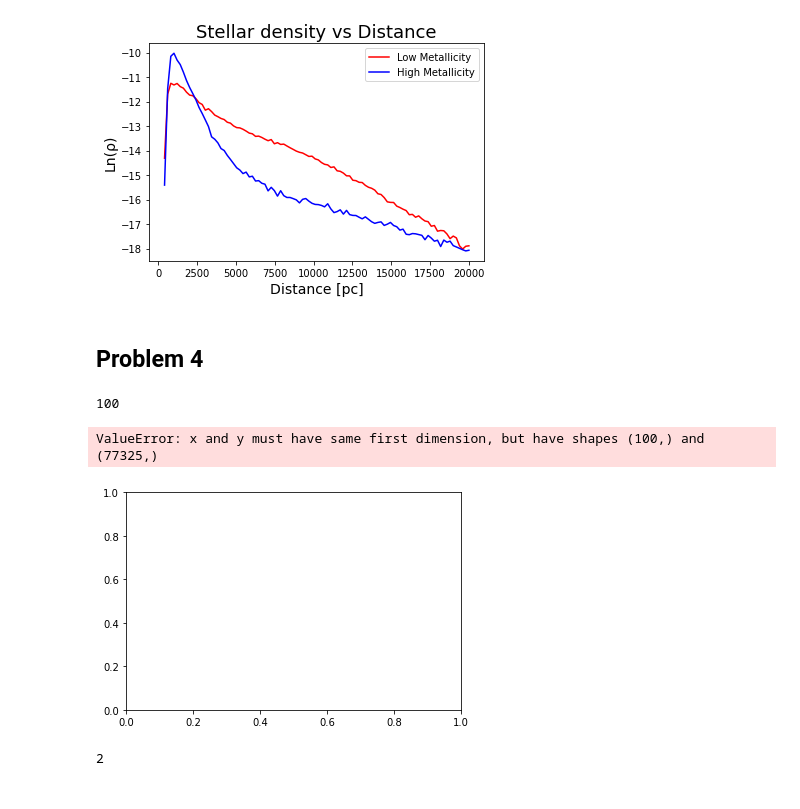
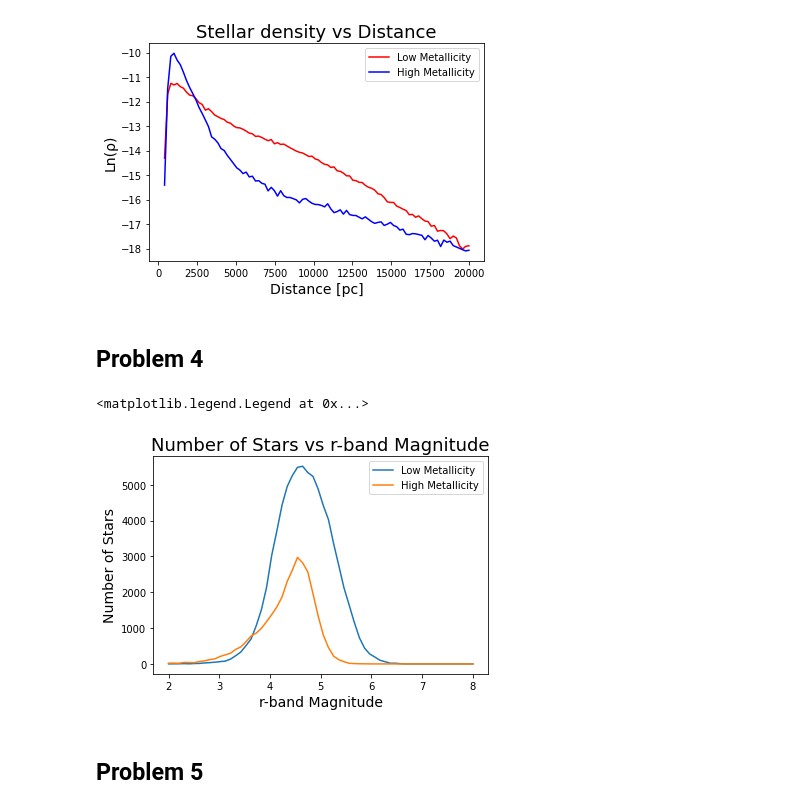
Before and after one commit to mbartlett01/AY3190, a Jupyter notebook: Research/Research_Project_Emily_Michael/Research_Notebook_Emily_Michael.ipynb, the cells around one changed output. Saved outputs shown, nothing was run; the diff lists cells and outputs as text; code cells hidden in the pictures.

Commit message:
Finished problem 4

```diff
--- a/Research/Research_Project_Emily_Michael/Research_Notebook_Emily_Michael.ipynb
+++ b/Research/Research_Project_Emily_Michael/Research_Notebook_Emily_Michael.ipynb
@@ -273,27 +270,39 @@ plt.legend(mask_names)
 # %% [output]
 <matplotlib.legend.Legend at 0x...>
 [figure]
-# %% [markdown]
-## Problem 4
-# %%
-#Calculate the distances to plot over
-final = 10
-initial = 0
-bin_width = 0.1
-bins = (int)((final-initial) // bin_width) + 1
-print(bins)
-points = np.linspace(initial, final, num = bins)
-
-#Calculate the number of stars in each bin of magnitude
-
-
-#Plot the two graphs
-plt.plot(points, calc_Mr(g_minus_i[metallicity_masks[0]], metallicity[metallicity_masks[0]]))
-# %% [output]
-100
-ValueError: x and y must have same first dimension, but have shapes (100,) and (77325,)
-[figure, removed]
-# %%
-len(metallicity_masks)
-# %% [output]
-2
+# %% [markdown]
+## Problem 4
+# %%
+#Calculate the distances to plot over
+final = 8
+initial = 2
+bin_width = 0.1
+bins = (int)((final-initial) // bin_width) + 1
+points = np.linspace(initial, final, num = bins)
+
+#Calculate the masks we need
+low_metallicity_mask = metallicity_masks[0]
+high_metallicity_mask = metallicity_masks[1]
+
+#Calculate the number of stars in each bin of magnitude
+num_stars_low_metallicity = []
+num_stars_high_metallicity = []
+for i in points:
+    magnitude_mask = np.logical_and(Mr > i, Mr < (i + bin_width))
+    num_stars_low_metallicity.append(np.count_nonzero(np.logical_and(magnitude_mask, low_metallicity_mask)))
+    num_stars_high_metallicity.append(np.count_nonzero(np.logical_and(magnitude_mask, high_metallicity_mask)))
+
+#Plot the two graphs
+plt.plot(points, num_stars_low_metallicity)
+plt.plot(points, num_stars_high_metallicity)
+
+#Set the axes labels and plot label
+plt.xlabel("r-band Magnitude", fontsize = 14)
+plt.ylabel("Number of Stars", fontsize = 14)
+plt.title("Number of Stars vs r-band Magnitude", fontsize = 18)
+plt.legend(mask_names)
+# %% [output]
+<matplotlib.legend.Legend at 0x...>
+[figure, added]
+# %% [markdown]
+## Problem 5
```
Also changed, not shown: parts of 4 cells of this notebook.
